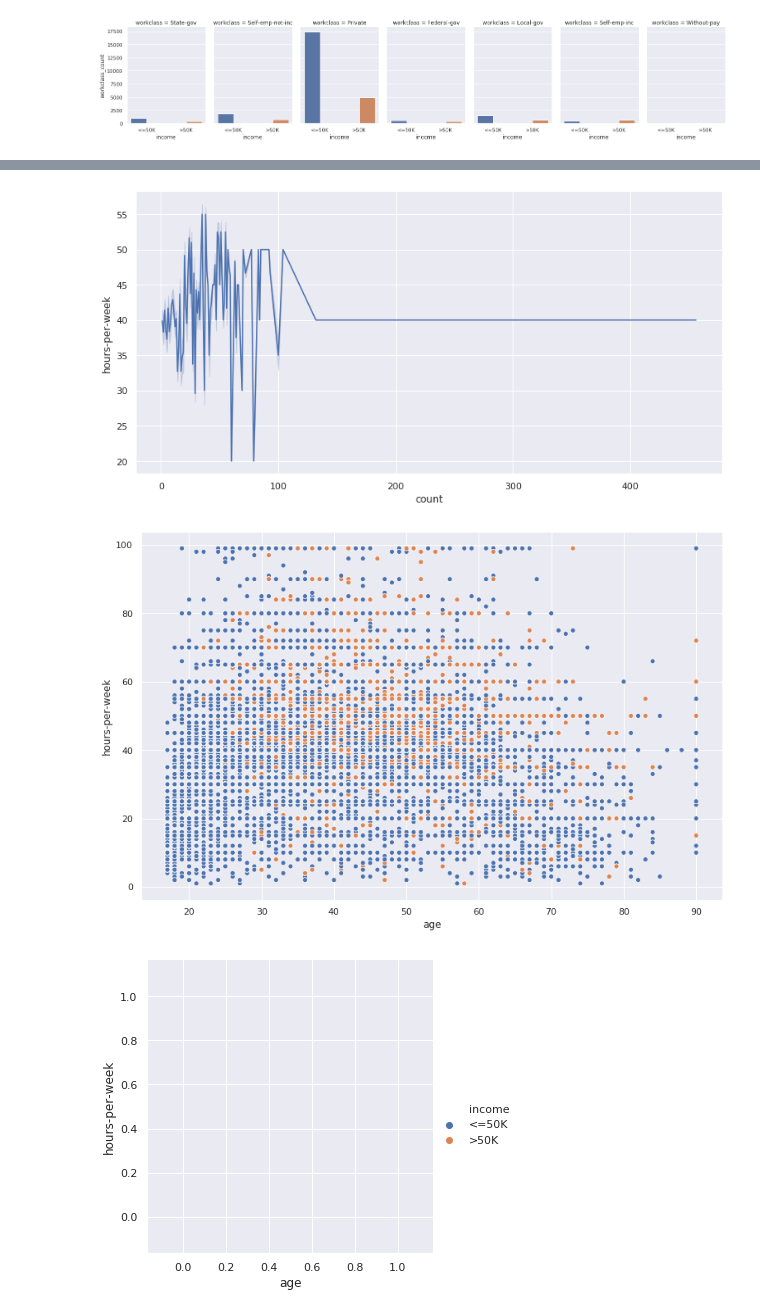
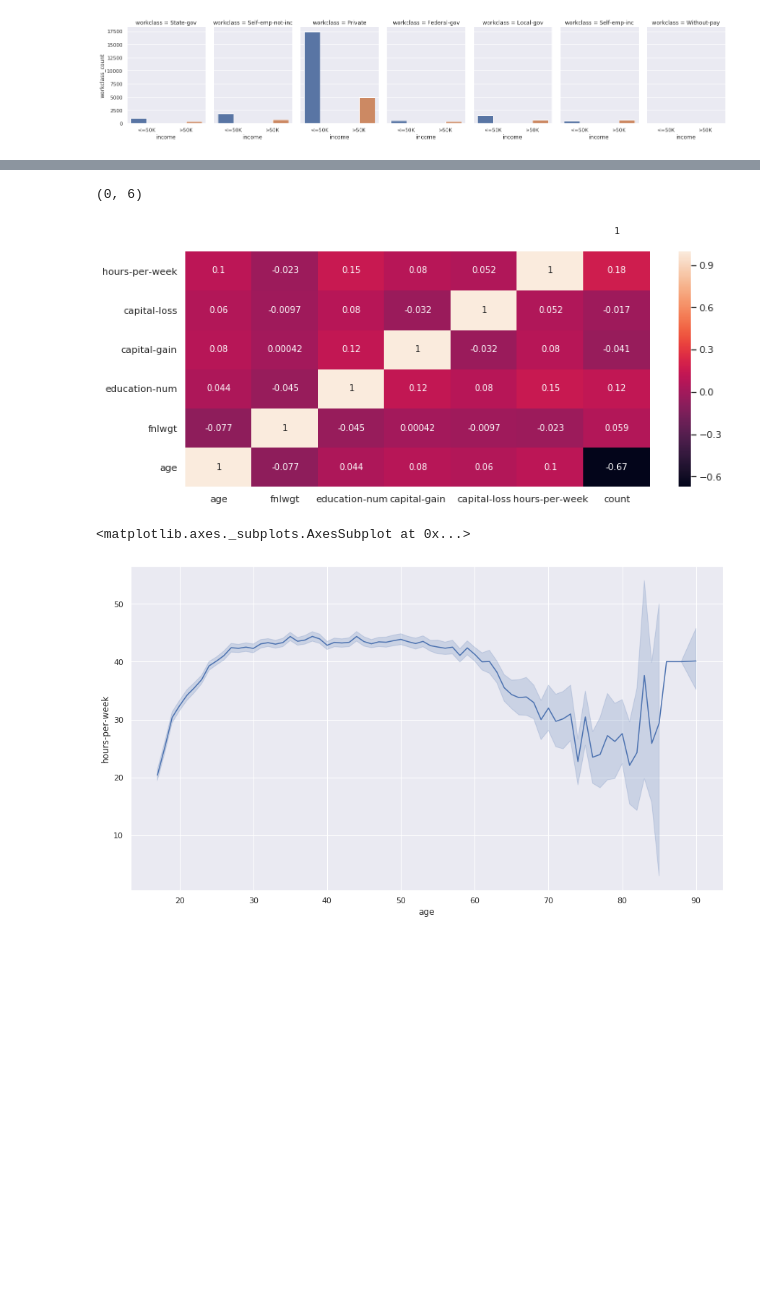
Before and after one commit to sprifti/Income-classification, a Jupyter notebook: dataset.ipynb, the cells around one changed output, grey strips where cells are left out. Drawn from its saved outputs; the diff is of its cells as text; code cells hidden in the pictures; blank space fills up the shorter version.

```diff
--- a/dataset.ipynb
+++ b/dataset.ipynb
@@ -213,15 +218,23 @@ ax = sns.catplot(x="income", y="workclass_count",
+# %%
+plt.figure(figsize=(12,5))
+sns.heatmap(dataset.corr(), annot=True)
+plt.ylim([0,6])
+# %% [output]
+(0, 6)
+[figure, added]
 # %%
 #Hour-age-income
 df = dataset.copy()
-df['count'] = df.groupby(['hours-per-week','age'], as_index=True).transform('count')
+# df['count'] = df.groupby(['hours-per-week','age'], as_index=True).transform('count')
+pd.set_option('display.max_rows', 500)
 
-fig, ax = plt.subplots(figsize=(12.7, 6.27))
-sns.lineplot(ax=ax, x="count", y="hours-per-week",data=df)
+fig, ax = plt.subplots(figsize=(14.7, 8.27))
+sns.lineplot(ax=ax, x="age", y="hours-per-week",data=df)
+# df.loc[(df['age']<30) & (df['hours-per-week']>50)]
 
-fig, ax = plt.subplots(figsize=(12.7, 8.27))
-p1 = sns.relplot(ax=ax, x="age", y="hours-per-week", hue="income", data=dataset);
+# fig, ax = plt.subplots(figsize=(12.7, 8.27))
+# p1 = sns.relplot(ax=ax, x="age", y="hours-per-week", hue="income", data=dataset);
 # plt.close(p1.fig)
 # %% [output]
+<matplotlib.axes._subplots.AxesSubplot at 0x...>
-[figure, old version]
+[figure, new version]
-[figure, removed]
-[figure, removed]
```
Also changed, not shown: parts of 1 cell of this notebook.
